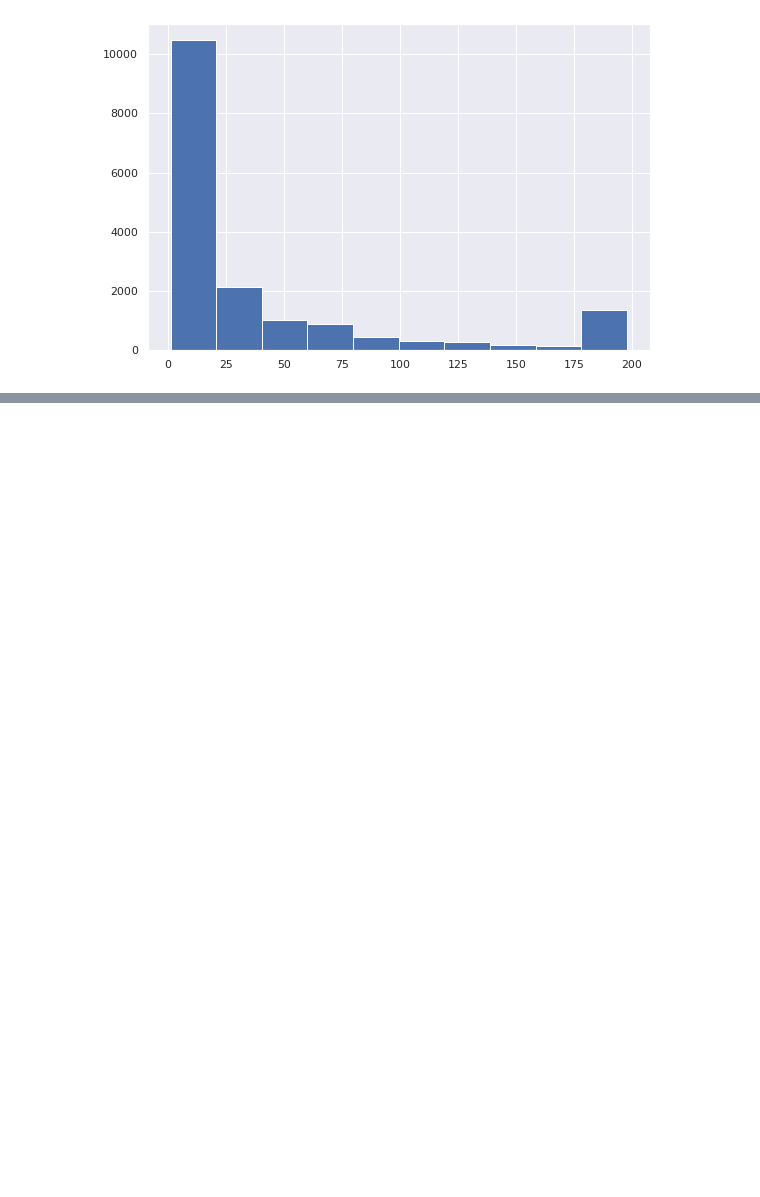
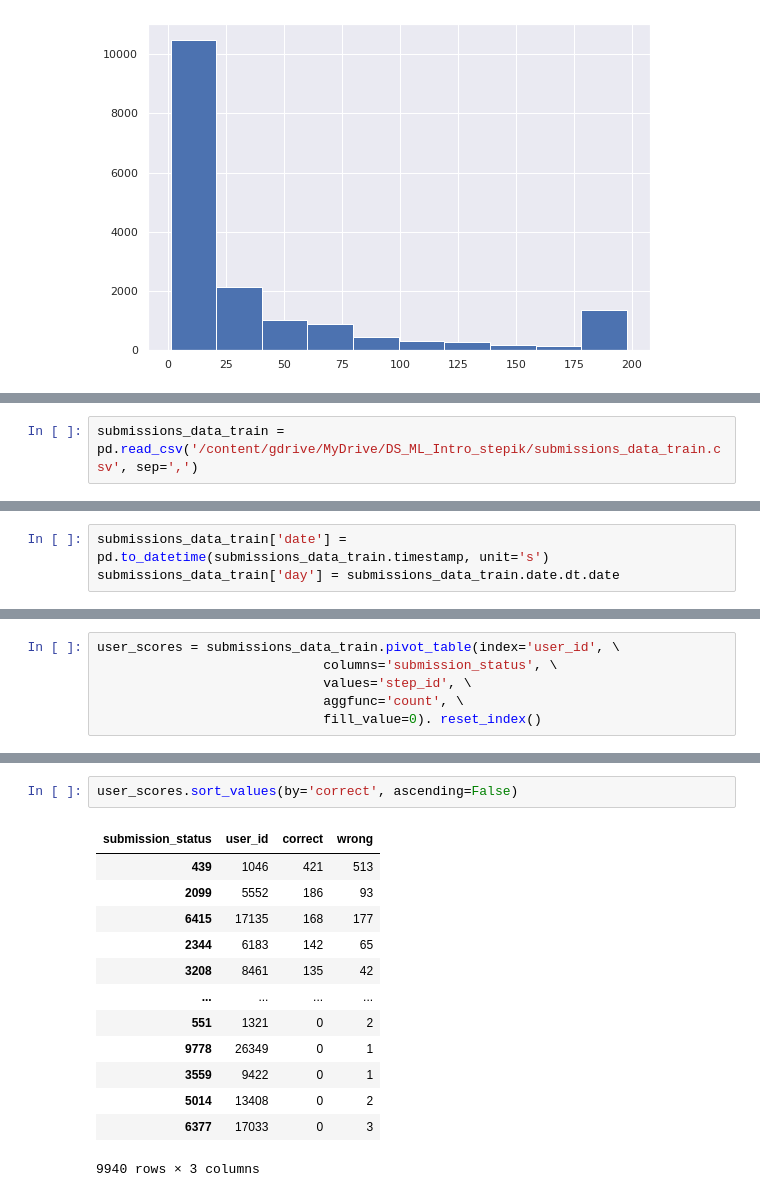
Before and after one commit to GoryachevDaniil/DS-ML_Intro_stepik.ipynb, a Jupyter notebook: DS_ML_Intro_stepik.ipynb, the cells around one changed output, grey strips where cells are left out. Drawn from its saved outputs; the diff is of its cells as text; blank space fills up the shorter version.

```diff
--- a/DS_ML_Intro_stepik.ipynb
+++ b/DS_ML_Intro_stepik.ipynb
@@ -1200,3 +1200,5 @@ event_data_train.pivot_table(index='user_id', \
 # %% [output]
 <matplotlib.axes._subplots.AxesSubplot at 0x...>
 [figure]
+# %%
+submissions_data_train = pd.read_csv('/content/gdrive/MyDrive/DS_ML_Intro_stepik/submissions_data_train.csv', sep=',')
@@ -1202,0 +1214,3 @@ event_data_train.pivot_table(index='user_id', \
+# %%
+submissions_data_train['date'] = pd.to_datetime(submissions_data_train.timestamp, unit='s')
+submissions_data_train['day'] = submissions_data_train.date.dt.date
@@ -1202,0 +1232,6 @@ event_data_train.pivot_table(index='user_id', \
+# %%
+user_scores = submissions_data_train.pivot_table(index='user_id', \
+                             columns='submission_status', \
+                             values='step_id', \
+                             aggfunc='count', \
+                             fill_value=0). reset_index()
@@ -1202,0 +1275,16 @@ event_data_train.pivot_table(index='user_id', \
+# %%
+user_scores.sort_values(by='correct', ascending=False)
+# %% [output]
+| submission_status | user_id | correct | wrong |
+| 439 | 1046 | 421 | 513 |
+| 2099 | 5552 | 186 | 93 |
+| 6415 | 17135 | 168 | 177 |
+| 2344 | 6183 | 142 | 65 |
+| 3208 | 8461 | 135 | 42 |
+| ... | ... | ... | ... |
+| 551 | 1321 | 0 | 2 |
+| 9778 | 26349 | 0 | 1 |
+| 3559 | 9422 | 0 | 1 |
+| 5014 | 13408 | 0 | 2 |
+| 6377 | 17033 | 0 | 3 |
+9940 rows × 3 columns
```
Also changed, not shown: parts of 25 cells of this notebook.
